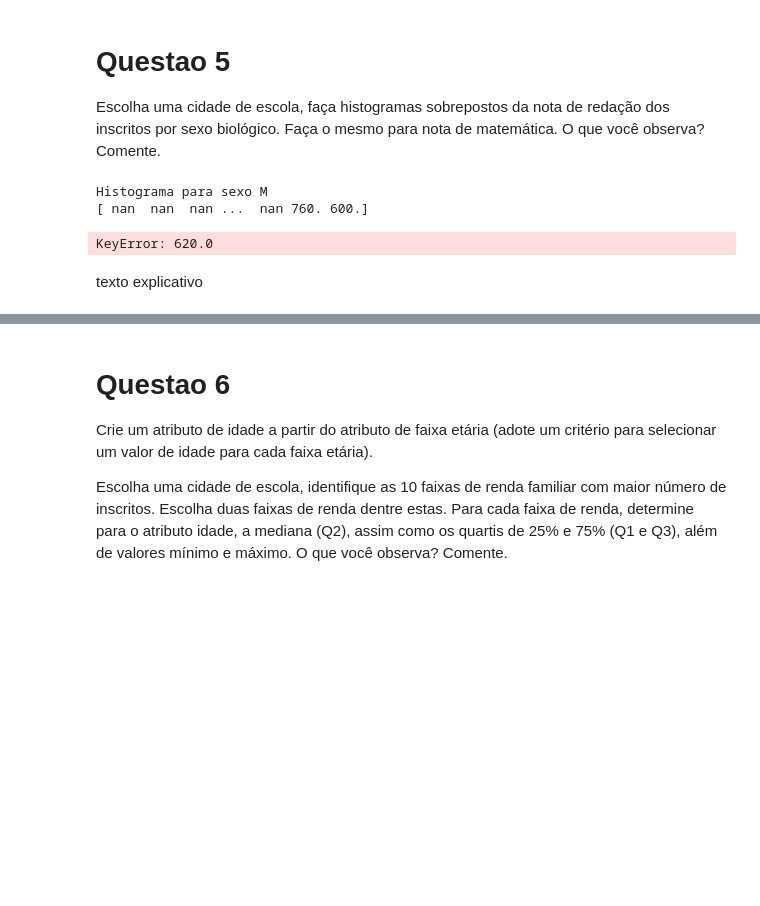
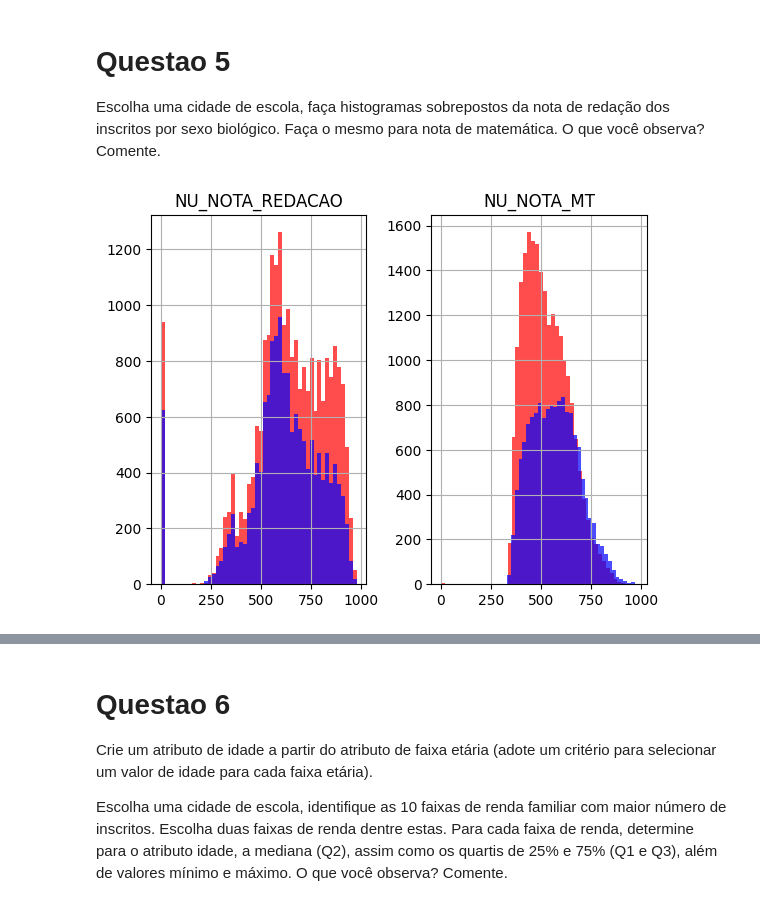
Before and after one commit to denielfer/Micro_dados_enem-2022, a Jupyter notebook: analize.ipynb, the cells around one changed output, grey strips where cells are left out. Saved outputs shown, nothing was run; the diff lists cells and outputs as text; code cells hidden in the pictures; blank space fills up the shorter version.

```diff
--- a/analize.ipynb
+++ b/analize.ipynb
@@ -223,19 +304,12 @@ E apesar da media e desvio padrao ser diferentes ambos possuem o mesmo coeficien
 # %% [markdown]
 # Questao 5 #
 Escolha uma cidade de escola, faça histogramas sobrepostos da nota de redação dos inscritos por sexo biológico. Faça o mesmo para nota de matemática. O que você observa? Comente.
-# %%
-db.columns
-plt = db.plot
-for b in ['NU_NOTA_REDACAO','NU_NOTA_MT']:
-    for a in db.TP_SEXO.unique():
-        print(f'Histograma para sexo {a}') # nao conseguir setar o titulo
-        db_temp = db[db['TP_SEXO'] == a].get(b)
-        print(db_temp.values)
-        plt.hist(list(db_temp.dropna().values), bins=100)
-plt.show()
-# %% [output]
-Histograma para sexo M
-[ nan  nan  nan ...  nan 760. 600.]
-KeyError: 620.0
-# %% [markdown]
-texto explicativo
+# %%
+import matplotlib.pyplot as plt
+for n,nota_prova in enumerate(['NU_NOTA_REDACAO','NU_NOTA_MT']):
+    ax = plt.subplot(1,2,n+1)
+    db[db['TP_SEXO'] == 'F'].hist(column=nota_prova, bins=50, ax=ax, alpha=0.7, color='red')
+    db[db['TP_SEXO'] == 'M'].hist(column=nota_prova, bins=50, ax=ax, alpha=0.7, color='blue')
+    ax.set_title(nota_prova)
+# %% [output]
+[figure, added]
```
Also changed, not shown: parts of 14 cells of this notebook.
